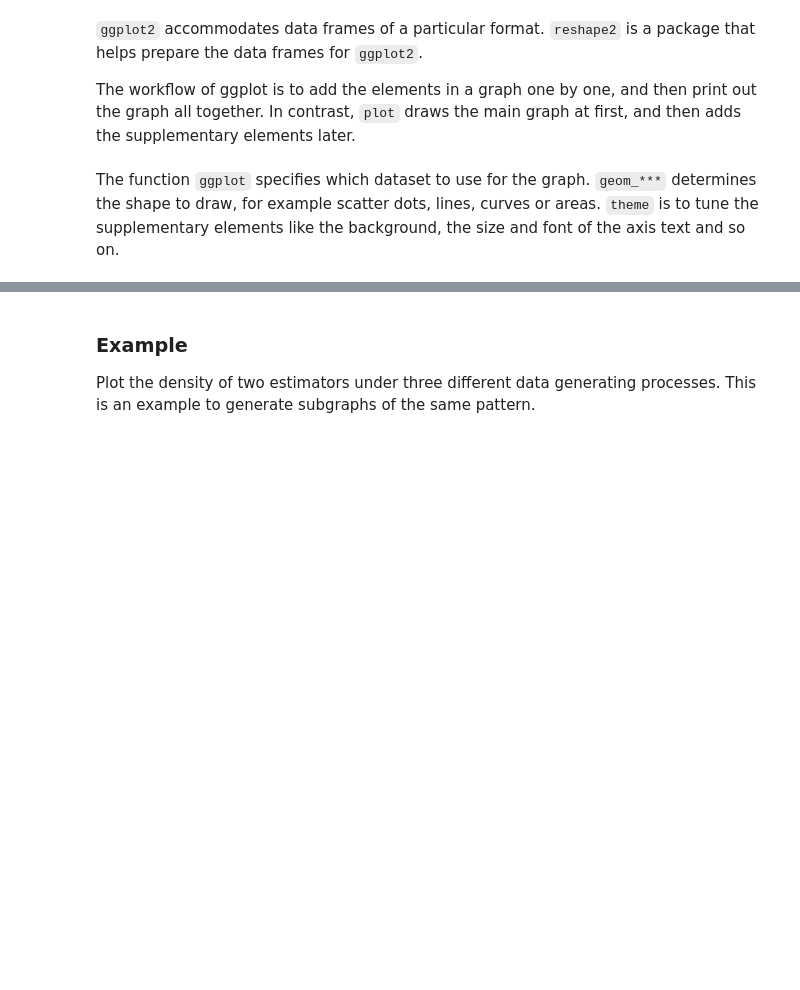
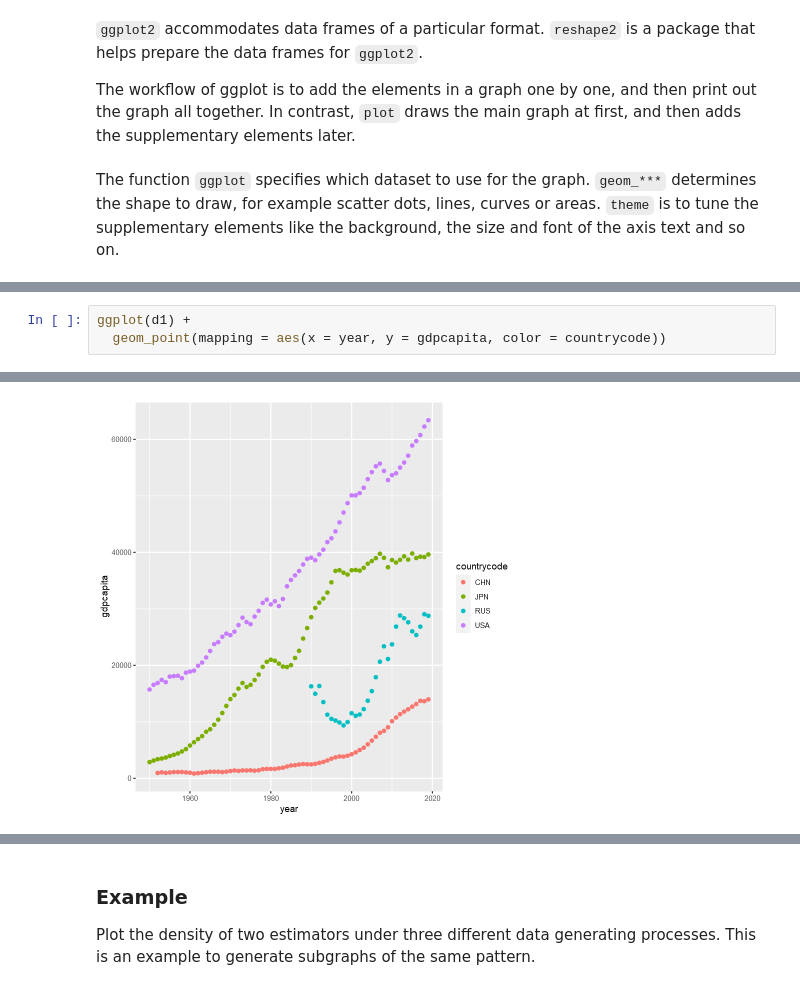
Before and after one commit to zhentaoshi/econ_data_science, a Jupyter notebook: slides_04_visualization.ipynb, the cells around one changed output, grey strips where cells are left out. Drawn from its saved outputs; the diff is of its cells as text; blank space fills up the shorter version.

```diff
--- a/slides_04_visualization.ipynb
+++ b/slides_04_visualization.ipynb
@@ -138,0 +222,4 @@ The function `ggplot` specifies which dataset to use for the graph. `geom_***` d
+# %%
+ggplot(d1) +
+  geom_point(mapping = aes(x = year, y = gdpcapita, color = countrycode))
+# %% [output]
@@ -138,0 +228 @@ The function `ggplot` specifies which dataset to use for the graph. `geom_***` d
+[figure, added]
```
Also changed, not shown: parts of 10 cells of this notebook, 2 other files.
